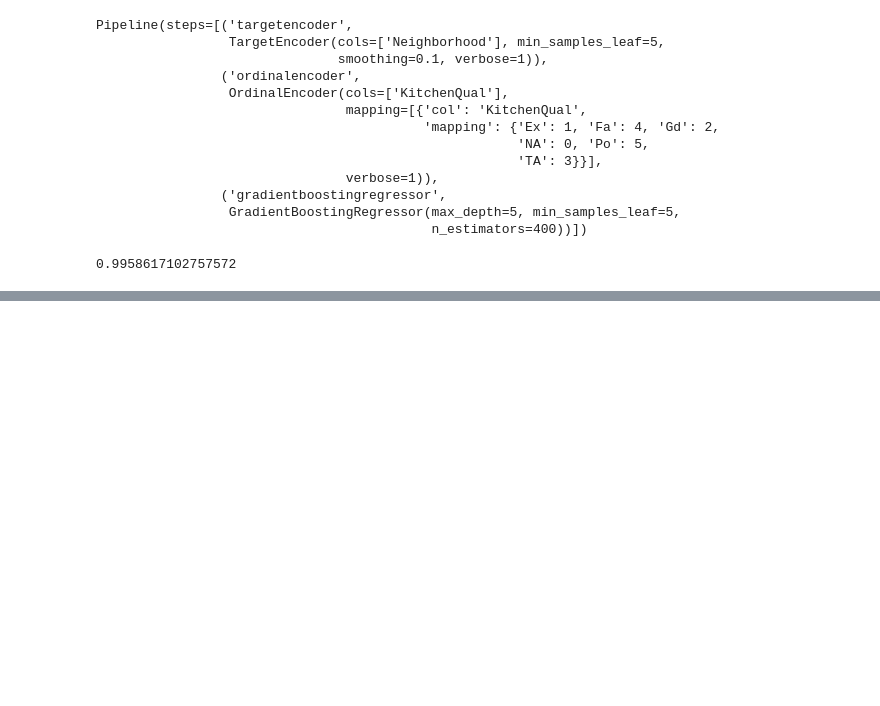
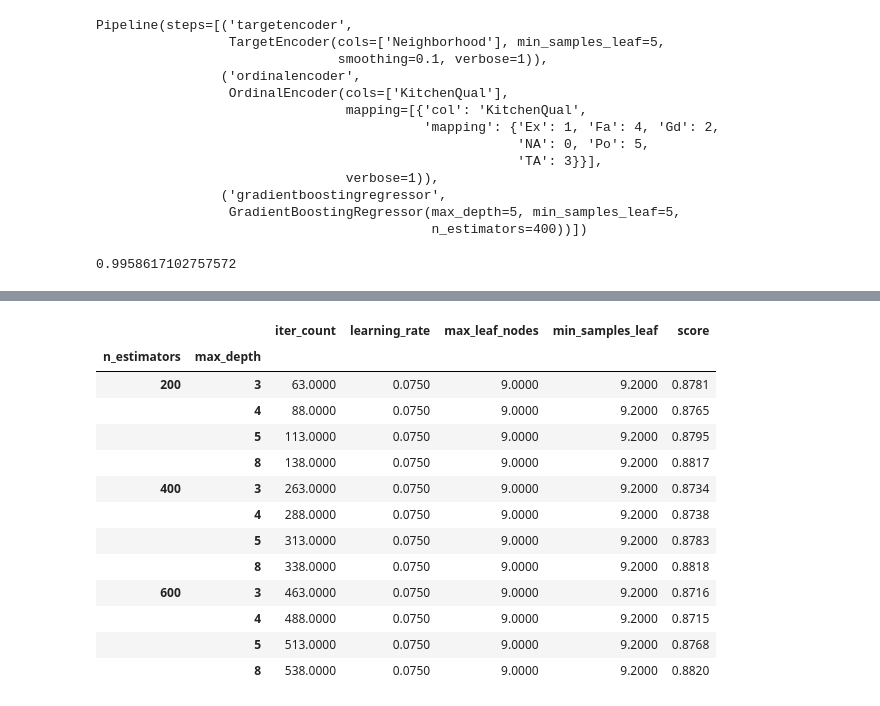
Before and after one commit to Lothdyn/my-1019-repo, a Jupyter notebook: Homework/Unit3/iowa-full-working/iowa_full_03_model_build.ipynb, the cells around one changed output, grey strips where cells are left out. Saved outputs shown, nothing was run; the diff lists cells and outputs as text; code cells hidden in the pictures; blank space fills up the shorter version.

```diff
--- a/Homework/Unit3/iowa-full-working/iowa_full_03_model_build.ipynb
+++ b/Homework/Unit3/iowa-full-working/iowa_full_03_model_build.ipynb
@@ -536,0 +702,5 @@ feats3
+# %%
+col_names = list(save_iter_vars[0].keys())
+col_vals = []
+for i in range(0,600):
+    col_vals.append(list(save_iter_vars[i].values()))
@@ -536,0 +711,3 @@ feats3
+# %%
+param_sweep_df = pd.DataFrame(col_vals,columns=col_names)
+param_sweep_df.head()
@@ -536,0 +721,3 @@ feats3
+# %%
+param_sweep_df['max_leaf_nodes'] = param_sweep_df['max_leaf_nodes'].fillna(0)
+param_sweep_df.head()
@@ -536,0 +754,18 @@ feats3
+# %%
+# Models generally improved with greater depth
+param_sweep_df.groupby(['n_estimators','max_depth']).mean()
+# %% [output]
+|  |  | iter_count | learning_rate | max_leaf_nodes | min_samples_leaf | score |
+| n_estimators | max_depth |  |  |  |  |  |
+| 200 | 3 | 63.0000 | 0.0750 | 9.0000 | 9.2000 | 0.8781 |
+|  | 4 | 88.0000 | 0.0750 | 9.0000 | 9.2000 | 0.8765 |
+|  | 5 | 113.0000 | 0.0750 | 9.0000 | 9.2000 | 0.8795 |
+|  | 8 | 138.0000 | 0.0750 | 9.0000 | 9.2000 | 0.8817 |
+| 400 | 3 | 263.0000 | 0.0750 | 9.0000 | 9.2000 | 0.8734 |
+|  | 4 | 288.0000 | 0.0750 | 9.0000 | 9.2000 | 0.8738 |
+|  | 5 | 313.0000 | 0.0750 | 9.0000 | 9.2000 | 0.8783 |
+|  | 8 | 338.0000 | 0.0750 | 9.0000 | 9.2000 | 0.8818 |
+| 600 | 3 | 463.0000 | 0.0750 | 9.0000 | 9.2000 | 0.8716 |
+|  | 4 | 488.0000 | 0.0750 | 9.0000 | 9.2000 | 0.8715 |
+|  | 5 | 513.0000 | 0.0750 | 9.0000 | 9.2000 | 0.8768 |
+|  | 8 | 538.0000 | 0.0750 | 9.0000 | 9.2000 | 0.8820 |
```
Also changed, not shown: parts of 45 cells of this notebook, 3 other files.
